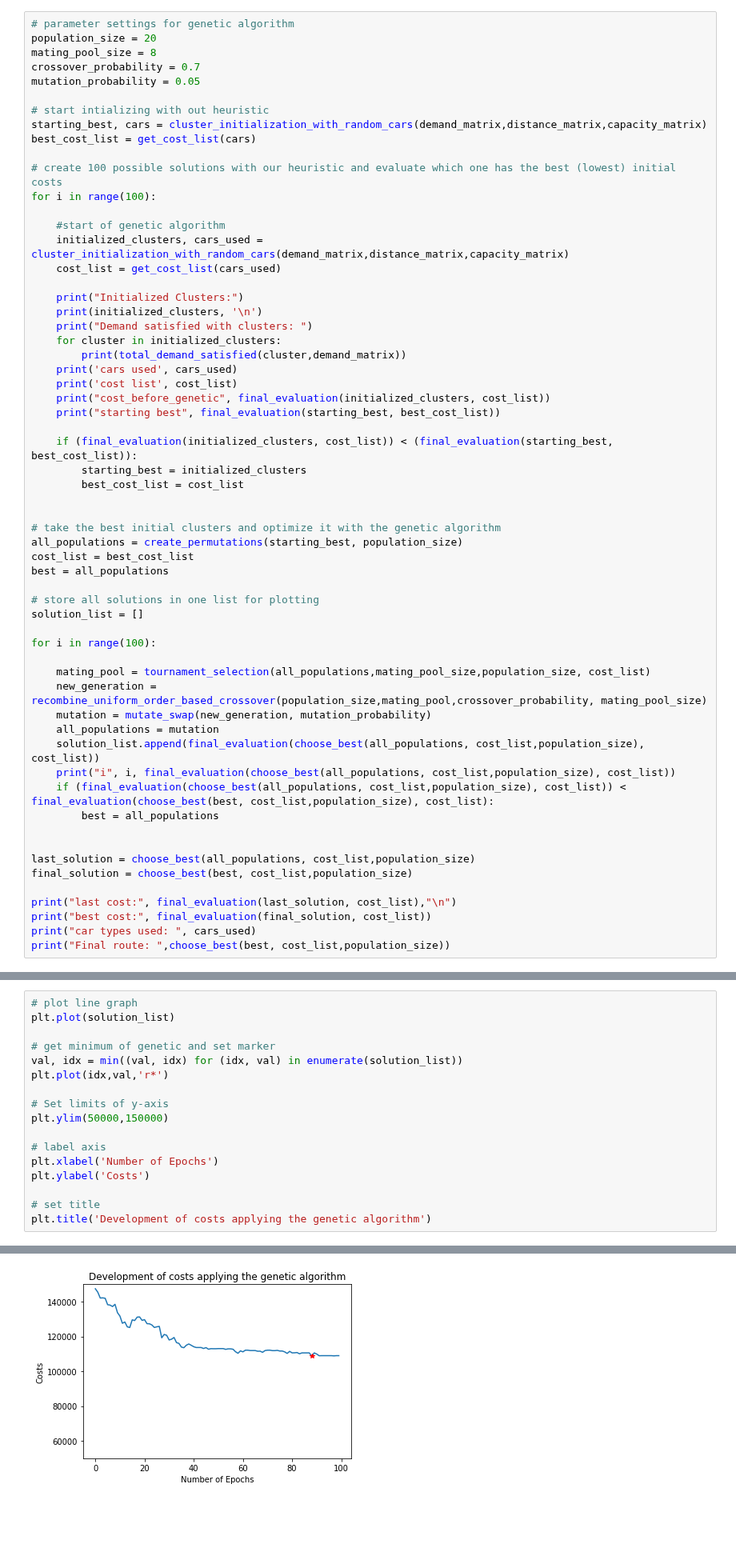
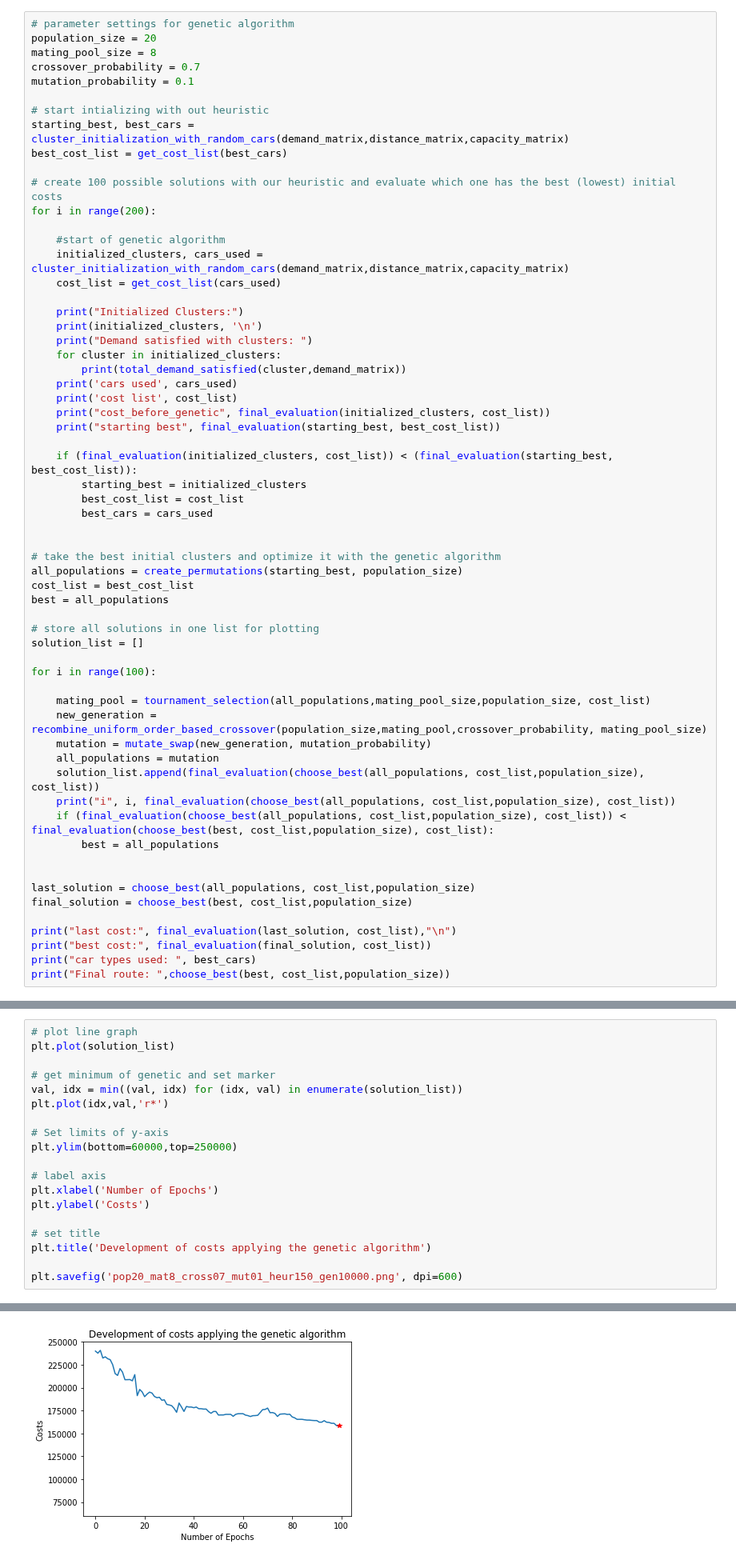
Before and after one commit to pphilihpp/NatureInspiredAlgorithms, a Jupyter notebook: Endproject/Heuristics_VRP.ipynb, the cells around one changed output, grey strips where cells are left out. Shown at 80% size. Saved outputs shown, nothing was run; the diff lists cells and outputs as text; blank space fills up the shorter version.

Commit message:
Small changes on data import and cars used adapted by Franzi

```diff
--- a/Endproject/Heuristics_VRP.ipynb
+++ b/Endproject/Heuristics_VRP.ipynb
@@ -550,14 +558,14 @@ def choose_best(all_populations, cost_list,population_size):
 population_size = 20
 mating_pool_size = 8
 crossover_probability = 0.7
-mutation_probability = 0.05
+mutation_probability = 0.1
 
 # start intializing with out heuristic
-starting_best, cars = cluster_initialization_with_random_cars(demand_matrix,distance_matrix,capacity_matrix)
-best_cost_list = get_cost_list(cars)
+starting_best, best_cars = cluster_initialization_with_random_cars(demand_matrix,distance_matrix,capacity_matrix)
+best_cost_list = get_cost_list(best_cars)
 
 # create 100 possible solutions with our heuristic and evaluate which one has the best (lowest) initial costs
-for i in range(100):
+for i in range(200):
 
     #start of genetic algorithm
     initialized_clusters, cars_used = cluster_initialization_with_random_cars(demand_matrix,distance_matrix,capacity_matrix)
@@ -576,6 +584,7 @@ for i in range(100):
     if (final_evaluation(initialized_clusters, cost_list)) < (final_evaluation(starting_best, best_cost_list)):
         starting_best = initialized_clusters
         best_cost_list = cost_list
+        best_cars = cars_used
 
 
 # take the best initial clusters and optimize it with the genetic algorithm
@@ -603,7 +612,7 @@ final_solution = choose_best(best, cost_list,population_size)
 
 print("last cost:", final_evaluation(last_solution, cost_list),"\n")
 print("best cost:", final_evaluation(final_solution, cost_list))
-print("car types used: ", cars_used)
+print("car types used: ", best_cars)
 print("Final route: ",choose_best(best, cost_list,population_size))
 # %% [output]
 Initialized Clusters:
@@ -634,7 +644,7 @@ val, idx = min((val, idx) for (idx, val) in enumerate(solution_list))
 plt.plot(idx,val,'r*')
 
 # Set limits of y-axis
-plt.ylim(50000,150000)
+plt.ylim(bottom=60000,top=250000)
 
 # label axis
 plt.xlabel('Number of Epochs')
@@ -642,4 +652,6 @@ plt.ylabel('Costs')
 
 # set title
 plt.title('Development of costs applying the genetic algorithm')
+
+plt.savefig('pop20_mat8_cross07_mut01_heur150_gen10000.png', dpi=600)
 # %% [output]
@@ -647 +658 @@ Text(0.5, 1.0, 'Development of costs applying the genetic algorithm')
-[figure, old version]
+[figure, new version]
```
Also changed, not shown: parts of 5 cells of this notebook.
